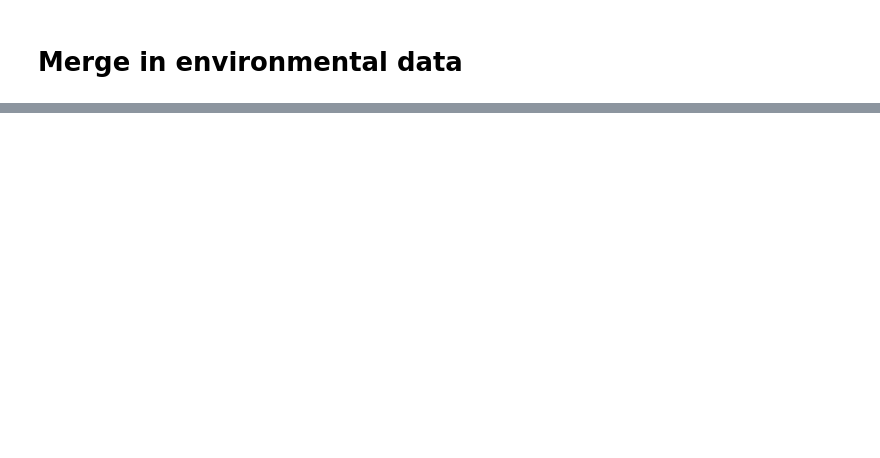
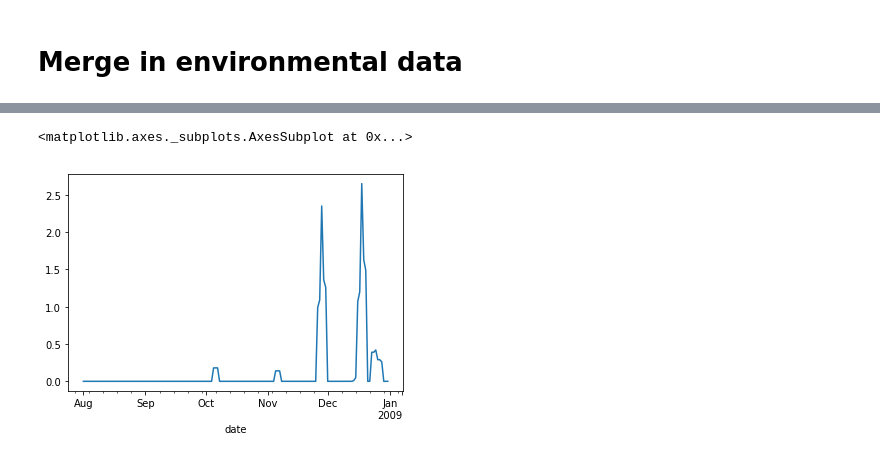
Before and after one commit to san-diego-water-quality/ericbusboom, a Jupyter notebook: Beachwatch Logistic.ipynb, the cells around one changed output, grey strips where cells are left out. Cells and saved outputs as stored; diff of their text form; code cells hidden in the pictures; blank space fills up the shorter version.

```diff
--- a/Beachwatch Logistic.ipynb
+++ b/Beachwatch Logistic.ipynb
@@ -4,7 +4,7 @@ import metapack as mp
 import pandas as pd
 import numpy as np
 import seaborn as sns
-import xarray as xr
+sns.set(color_codes=True)
 %matplotlib inline
 # %%
 pkg = mp.open_package('http://library.metatab.org/ceden.waterboards.ca.gov-beachwatch-sandiego-2.zip')
@@ -85,4 +108,5 @@ trr.head()
-# %%
-_1 = trr.set_index('date').resample('1d').first()
-dfc_env = dfc.join(_1)
-dfc_env.head()
+# %%
+trr.loc['2007':'2008'].recent_precip.plot()
+# %% [output]
+<matplotlib.axes._subplots.AxesSubplot at 0x...>
+[figure, added]
```
Also changed, not shown: parts of 26 cells of this notebook.
